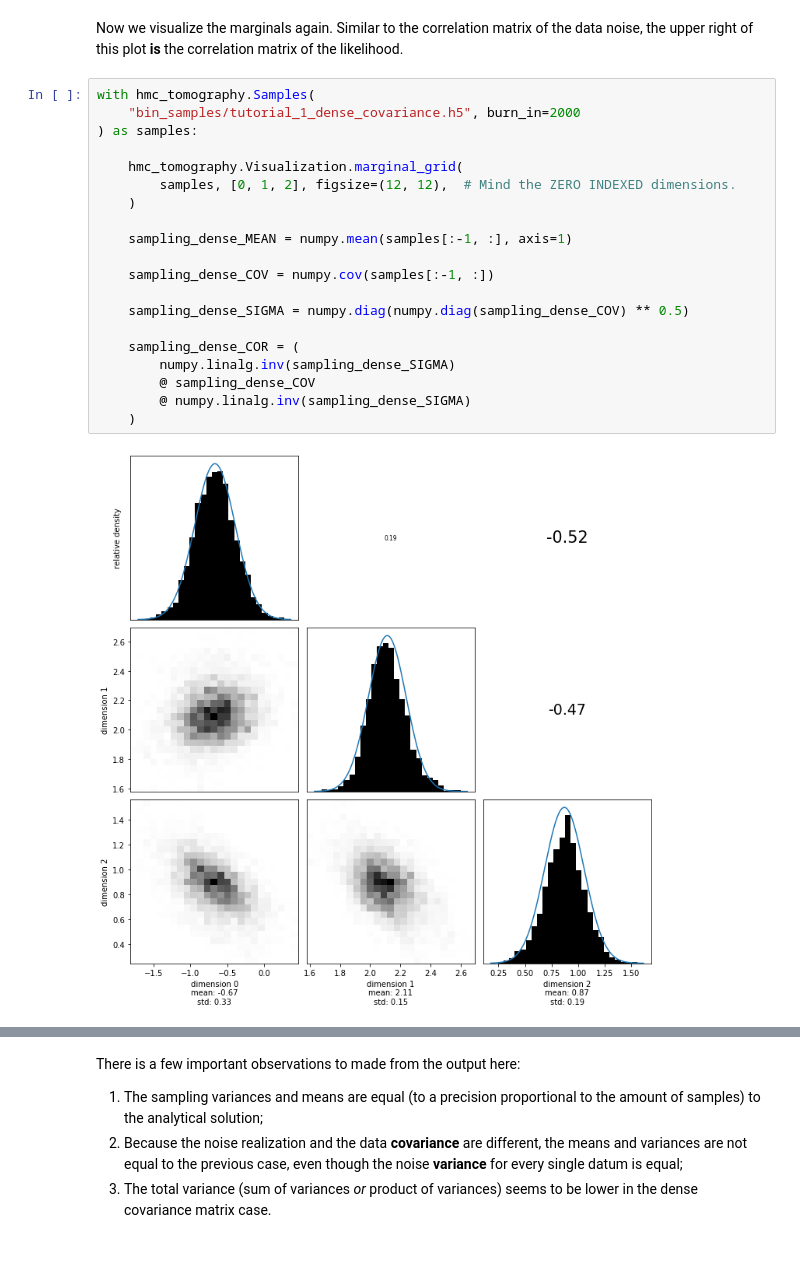
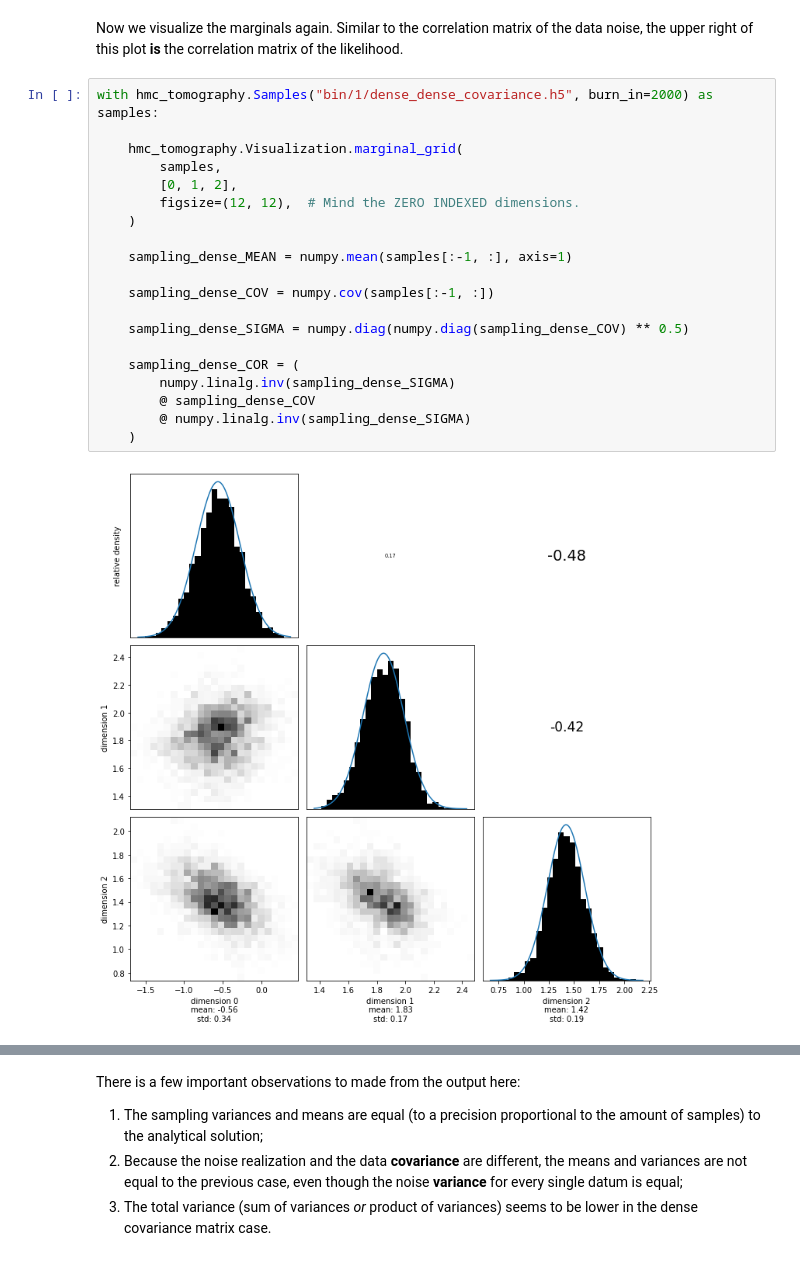
Before and after one commit to larsgeb/hmclab, a Jupyter notebook: examples/notebooks/1 - Gaussian inverse problems - dense forward operator.ipynb, the cells around one changed output, grey strips where cells are left out. Drawn from its saved outputs; the diff is of its cells as text.

```diff
--- a/examples/notebooks/1 - Gaussian inverse problems - dense forward operator.ipynb
+++ b/examples/notebooks/1 - Gaussian inverse problems - dense forward operator.ipynb
@@ -334,27 +350,27 @@ Silently overwriting samples file (bin_samples/tutorial_1_dense_covariance.h5) i
 # %% [markdown]
 Now we visualize the marginals again. Similar to the correlation matrix of the data noise, the upper right of this plot **is** the correlation matrix of the likelihood.
 # %%
-with hmc_tomography.Samples(
-    "bin_samples/tutorial_1_dense_covariance.h5", burn_in=2000
-) as samples:
+with hmc_tomography.Samples("bin/1/dense_dense_covariance.h5", burn_in=2000) as samples:
 
     hmc_tomography.Visualization.marginal_grid(
-        samples, [0, 1, 2], figsize=(12, 12),  # Mind the ZERO INDEXED dimensions.
+        samples,
+        [0, 1, 2],
+        figsize=(12, 12),  # Mind the ZERO INDEXED dimensions.
     )
 
     sampling_dense_MEAN = numpy.mean(samples[:-1, :], axis=1)
 
     sampling_dense_COV = numpy.cov(samples[:-1, :])
 
     sampling_dense_SIGMA = numpy.diag(numpy.diag(sampling_dense_COV) ** 0.5)
 
     sampling_dense_COR = (
         numpy.linalg.inv(sampling_dense_SIGMA)
         @ sampling_dense_COV
         @ numpy.linalg.inv(sampling_dense_SIGMA)
     )
 # %% [output]
-[figure, old version]
+[figure, new version]
 # %%
 fig, ax = plt.subplots(figsize=(12, 6))
 
```
Also changed, not shown: parts of 15 cells of this notebook, 12 other files.
